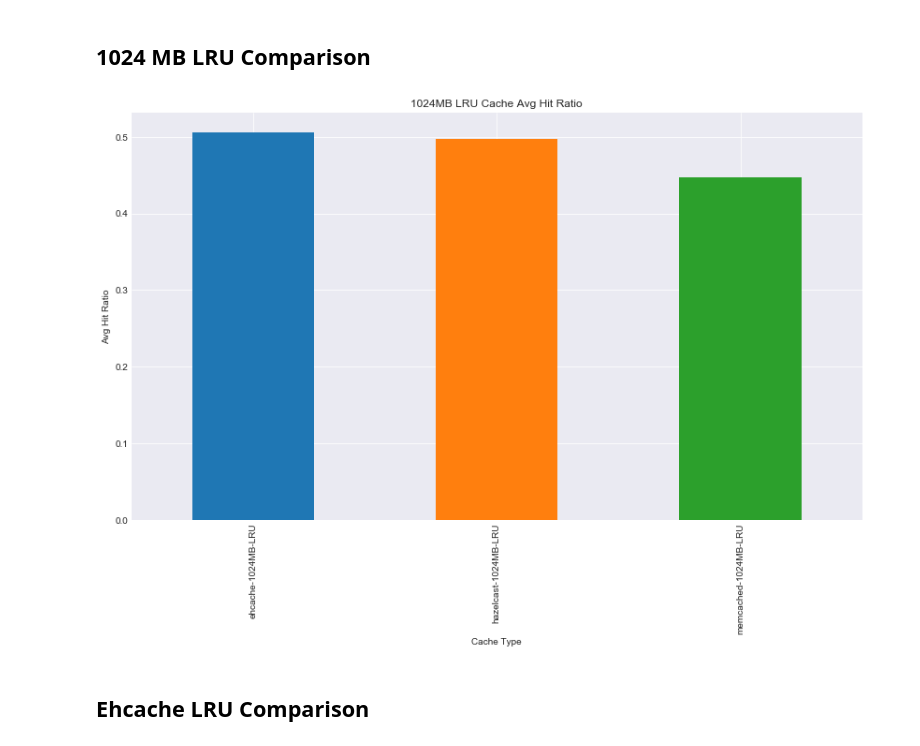
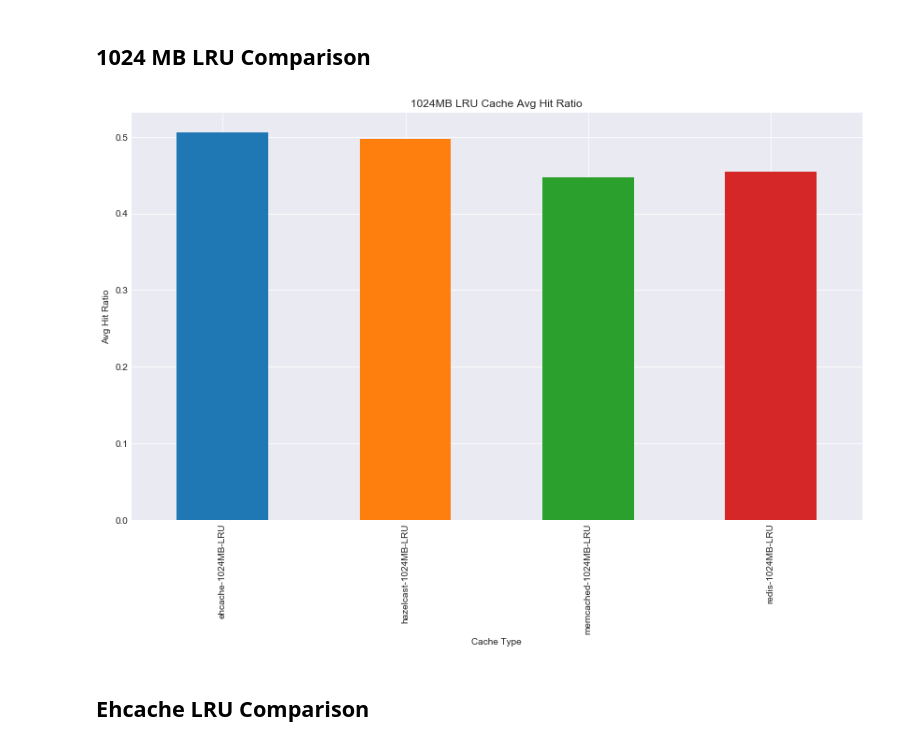
Before and after one commit to 1carew1/cachingrest_data_investigation, a Jupyter notebook: Cachingrest_Data_Investigation.ipynb, the cells around one changed output. Drawn from its saved outputs; the diff is of its cells as text; code cells hidden in the pictures.

Commit message:
Changing print out to own data frame

```diff
--- a/Cachingrest_Data_Investigation.ipynb
+++ b/Cachingrest_Data_Investigation.ipynb
@@ -50,18 +50,20 @@ class CachePerformanceMetric:
 
 class MainCacheAnalyseData:
     def __init__(self, batch_ids, cache_performance_metrics, cache_initial_content_per_batch,
-                cache_performance_per_batch, cache_remainder_per_batch):
+                cache_performance_per_batch, cache_remainder_per_batch, agg_df):
         self.batch_ids = batch_ids
         self.cache_performance_metrics = cache_performance_metrics
         self.cache_initial_content_per_batch = cache_initial_content_per_batch
         self.cache_performance_per_batch = cache_performance_per_batch
         self.cache_remainder_per_batch = cache_remainder_per_batch
+        self.agg_df = agg_df
     def __iter__(self):
         yield 'batch_ids', self.batch_ids
         yield 'cache_performance_metrics', self.cache_performance_metrics
         yield 'cache_initial_content_per_batch', self.cache_initial_content_per_batch
         yield 'cache_performance_per_batch', self.cache_performance_per_batch
         yield 'cache_remainder_per_batch', self.cache_remainder_per_batch
+        yield 'agg_df', self.agg_df
 # %% [markdown]
 ### Constants
 # %%
@@ -94,11 +96,12 @@ def df_ids_to_string(df):
 # %% [markdown]
 #### Compute Average Hit Ratio
 # %%
-def compute_average_hit_ratio(cache_performance_metrics):
+def compute_average_hit_ratio(agg_df):
     average_hit_ratio = 0
-    for cache_performance_metric in cache_performance_metrics:
-        average_hit_ratio = average_hit_ratio + cache_performance_metric.hit_ratio
-    average_hit_ratio = average_hit_ratio/(len(cache_performance_metrics))
+    hit_ratio_list = agg_df.hit_ratio.tolist()
+    for hit_ratio in hit_ratio_list:
+        average_hit_ratio = average_hit_ratio + hit_ratio
+    average_hit_ratio = average_hit_ratio/(len(hit_ratio_list))
     return average_hit_ratio
 # %% [markdown]
 #### Compute Cache Size from Dataframe
@@ -204,7 +232,7 @@ def plot_avg_hit_ratio(graph_title, *cache_analyse_data):
     # Going to assume that all batch ids of main data analyse point to same cache type
     for main_cache_analyse_data in  cache_analyse_data:
         batch_info = obtain_batch_info(main_cache_analyse_data["batch_ids"][0])
-        avg_hit_ratio = compute_average_hit_ratio(main_cache_analyse_data["cache_performance_metrics"])
+        avg_hit_ratio = compute_average_hit_ratio(main_cache_analyse_data["agg_df"])
         cache_type = batch_info.cache_type.tolist()[0]
         cache_size = batch_info.cache_size_mb.tolist()[0]
         eviction_policy = batch_info.eviction_policy.tolist()[0]
@@ -342,4 +354,5 @@ Average Hit Ratio : 0.05128205128205128
 # %% [markdown]
 ### Redis LRU 1024 MB
 # %%
-#redis_lru_1024_data = crunch_the_data("redis", 1024, "LRU")
+redis_lru_1024_data = crunch_the_data("redis", 1024, "LRU")
+redis_lru_1024_data["agg_df"]
@@ -422,10 +434,12 @@ plot_avg_hit_ratio("512MB LRU Cache Avg Hit Ratio",
 # %%
 plot_avg_hit_ratio("1024MB LRU Cache Avg Hit Ratio",
                     ehcache_lru_1024_data,
                     hazelcast_lru_1024_data,
-                    memcached_lru_1024_data)
+                    memcached_lru_1024_data,
+                    redis_lru_1024_data
+                  )
 # %% [output]
-[figure, old version]
+[figure, new version]
 # %% [markdown]
 ## Ehcache LRU Comparison
 # %%
```
Also changed, not shown: parts of 25 cells of this notebook.
